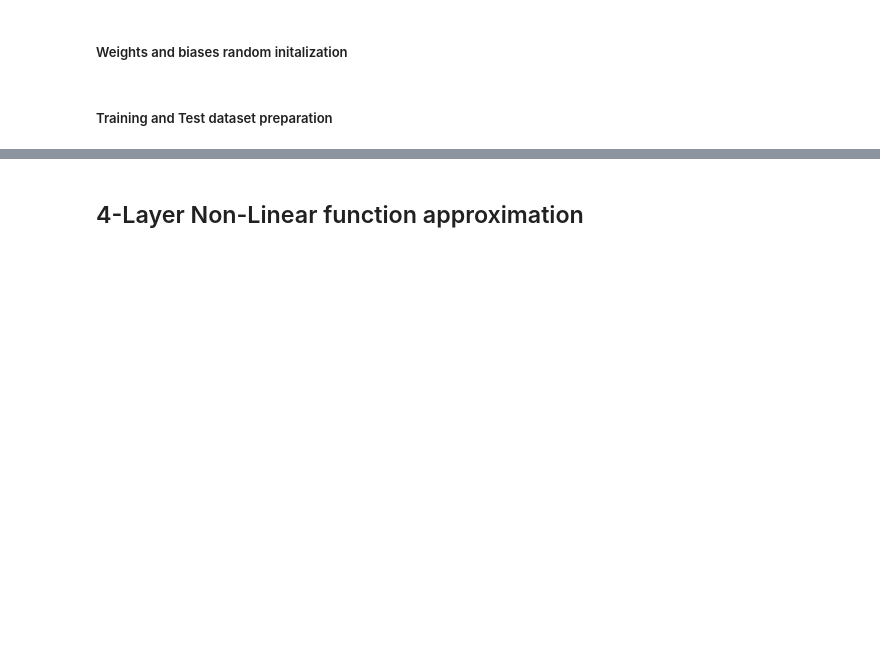
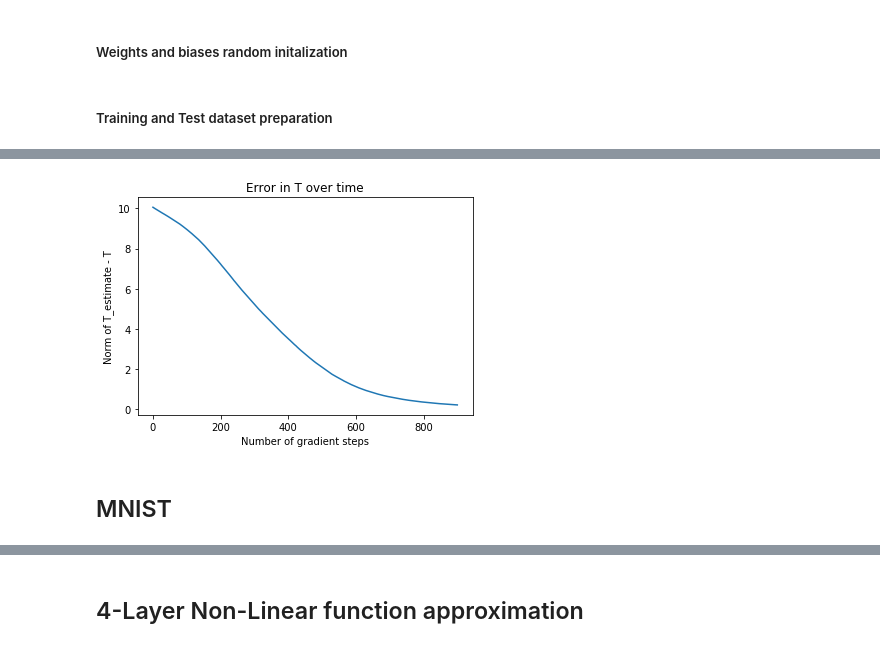
Before and after one commit to AdityaB97/feedback-alignment, a Jupyter notebook: Feedback Alignment.ipynb, the cells around one changed output, grey strips where cells are left out. Saved outputs shown, nothing was run; the diff lists cells and outputs as text; code cells hidden in the pictures; blank space fills up the shorter version.

```diff
--- a/Feedback Alignment.ipynb
+++ b/Feedback Alignment.ipynb
@@ -188,0 +299,10 @@ for epoch in range(num_epochs):
+# %%
+plt.title('Error in T over time')
+plt.xlabel('Number of gradient steps')
+plt.ylabel('Norm of T_estimate - T')
+plt.plot(T_errors)
+plt.show()
+# %% [output]
+[figure, added]
+# %% [markdown]
+## MNIST
```
Also changed, not shown: parts of 32 cells of this notebook.
